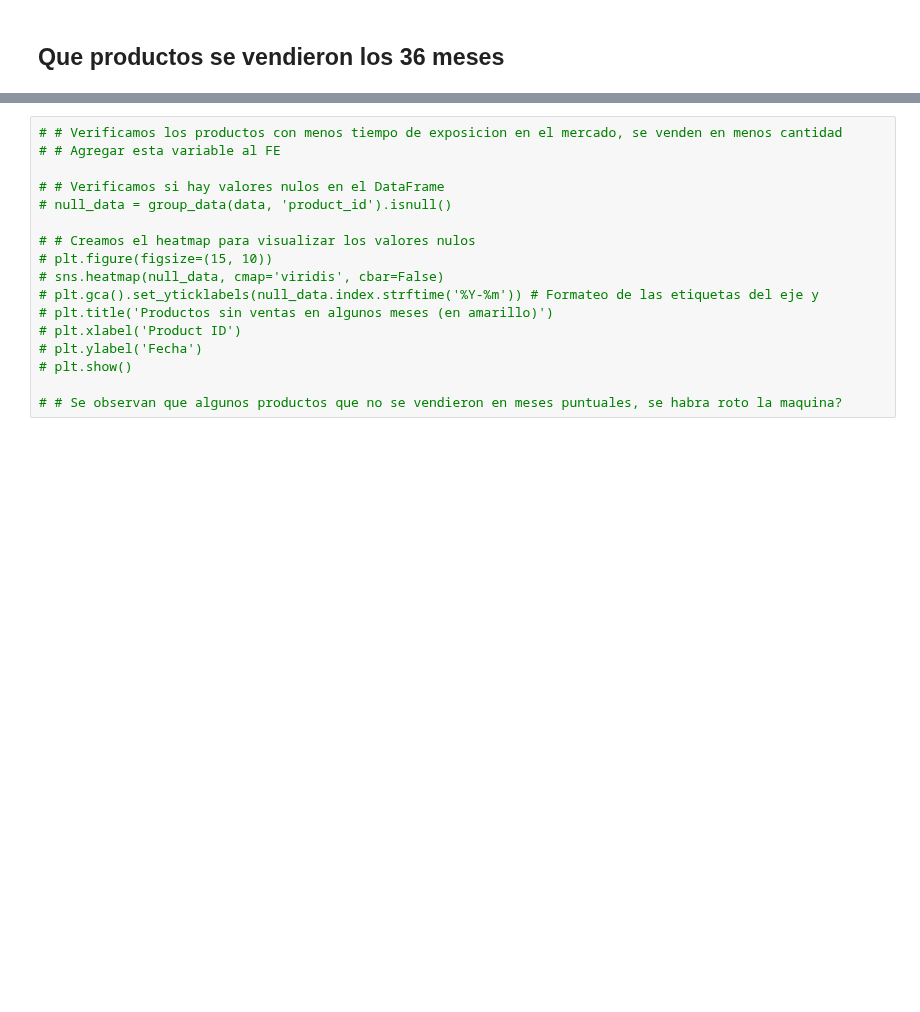
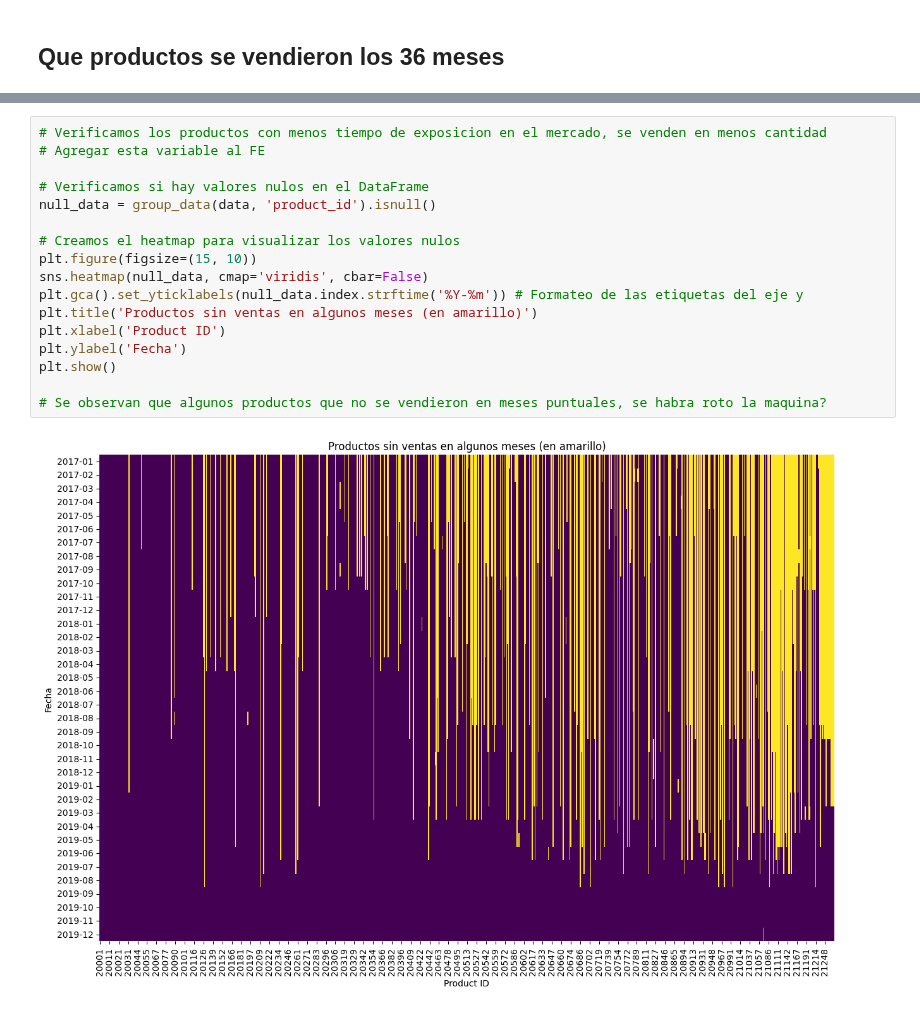
Before and after one commit to AndresMontesDeOca/Laboratorio3, a Jupyter notebook: Experimento.ipynb, the cells around one changed output, grey strips where cells are left out. Saved outputs shown, nothing was run; the diff lists cells and outputs as text; blank space fills up the shorter version.

```diff
--- a/Experimento.ipynb
+++ b/Experimento.ipynb
@@ -4000,18 +4036,20 @@ plot_predictions(data_product, predictions)
 # %%
-# # Verificamos los productos con menos tiempo de exposicion en el mercado, se venden en menos cantidad
-# # Agregar esta variable al FE
+# Verificamos los productos con menos tiempo de exposicion en el mercado, se venden en menos cantidad
+# Agregar esta variable al FE
 
-# # Verificamos si hay valores nulos en el DataFrame
-# null_data = group_data(data, 'product_id').isnull()
+# Verificamos si hay valores nulos en el DataFrame
+null_data = group_data(data, 'product_id').isnull()
 
-# # Creamos el heatmap para visualizar los valores nulos
-# plt.figure(figsize=(15, 10))
-# sns.heatmap(null_data, cmap='viridis', cbar=False)
-# plt.gca().set_yticklabels(null_data.index.strftime('%Y-%m')) # Formateo de las etiquetas del eje y
-# plt.title('Productos sin ventas en algunos meses (en amarillo)')
-# plt.xlabel('Product ID')
-# plt.ylabel('Fecha')
-# plt.show()
+# Creamos el heatmap para visualizar los valores nulos
+plt.figure(figsize=(15, 10))
+sns.heatmap(null_data, cmap='viridis', cbar=False)
+plt.gca().set_yticklabels(null_data.index.strftime('%Y-%m')) # Formateo de las etiquetas del eje y
+plt.title('Productos sin ventas en algunos meses (en amarillo)')
+plt.xlabel('Product ID')
+plt.ylabel('Fecha')
+plt.show()
 
-# # Se observan que algunos productos que no se vendieron en meses puntuales, se habra roto la maquina?
+# Se observan que algunos productos que no se vendieron en meses puntuales, se habra roto la maquina?
+# %% [output]
+[figure, added]
 # %%
```
Also changed, not shown: parts of 5 cells of this notebook.
